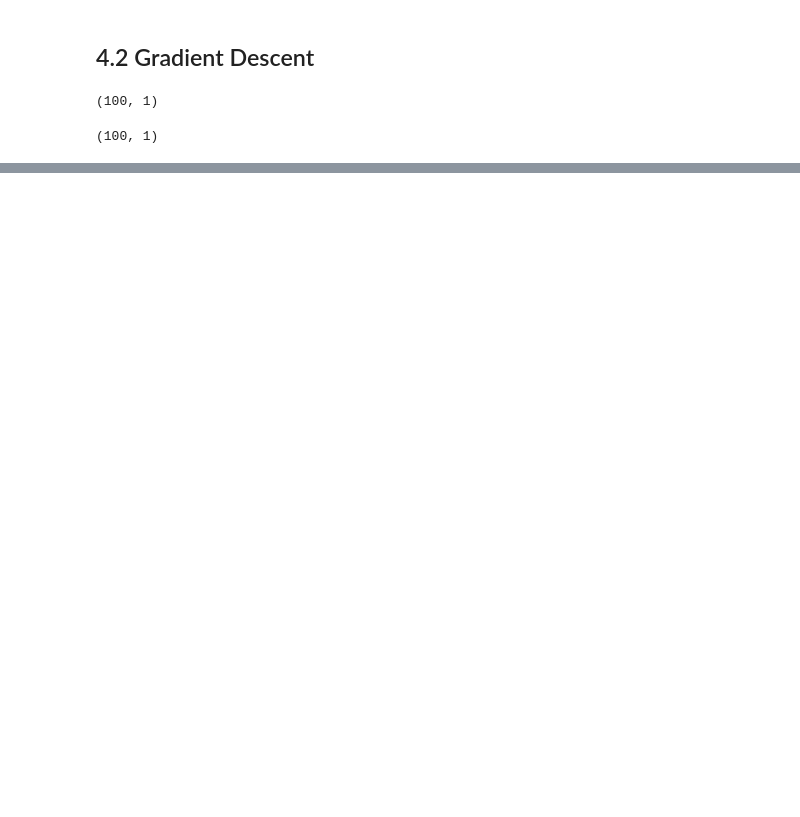
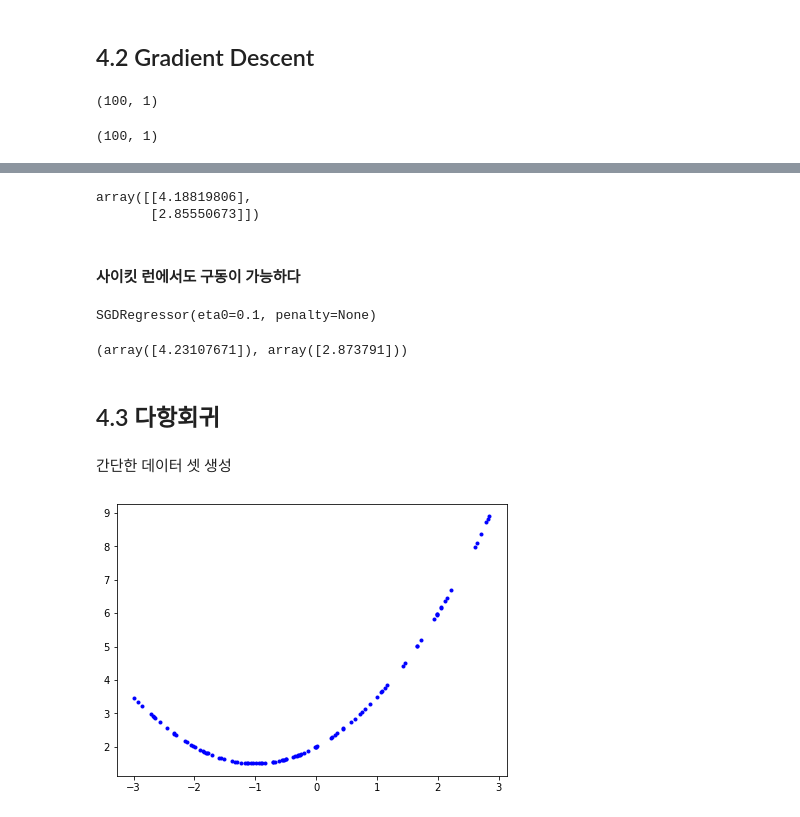
Before and after one commit to jeehoshin/ML, a Jupyter notebook: 4.model_training.ipynb, the cells around one changed output, grey strips where cells are left out. Saved outputs shown, nothing was run; the diff lists cells and outputs as text; code cells hidden in the pictures; blank space fills up the shorter version.

```diff
--- a/4.model_training.ipynb
+++ b/4.model_training.ipynb
@@ -142,0 +176,33 @@ for i in range(0,100,10):
+# %%
+theta
+# %% [output]
+array([[4.18819806],
+       [2.85550673]])
+# %% [markdown]
+#### 사이킷 런에서도 구동이 가능하다
+# %%
+from sklearn.linear_model import SGDRegressor
+sgd_reg = SGDRegressor(max_iter = 1000, tol = 1e-3, penalty = None, eta0 = 0.1)
+#tol은 tolerance?로 0.001보다 손실이 적게 줄어들때가지 반복실행하는 것 같다
+
+sgd_reg.fit(x,y.ravel())
+# %% [output]
+SGDRegressor(eta0=0.1, penalty=None)
+# %%
+sgd_reg.intercept_, sgd_reg.coef_
+# %% [output]
+(array([4.23107671]), array([2.873791]))
+# %% [markdown]
+## 4.3 다항회귀
+# %% [markdown]
+간단한 데이터 셋 생성
+# %%
+m=100
+x = 6*np.random.rand(m,1) -3
+y = 0.5*x**2 + x + 2 #+ np.random.randn(m,1) #마지막 항은 약간의 오차항이라고 한다
+
+plt.figure(figsize = (7,5))
+plt.plot(x,y,'b.')
+plt.show()
+# %% [output]
+[figure, added]
```
Also changed, not shown: parts of 22 cells of this notebook.
